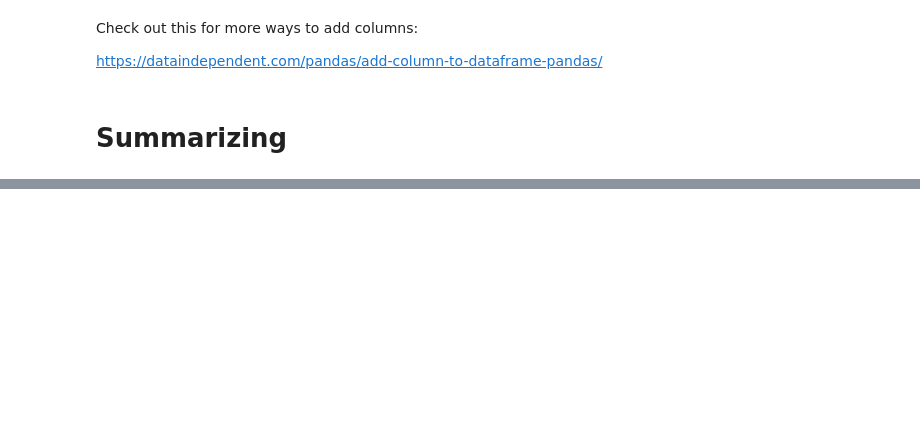
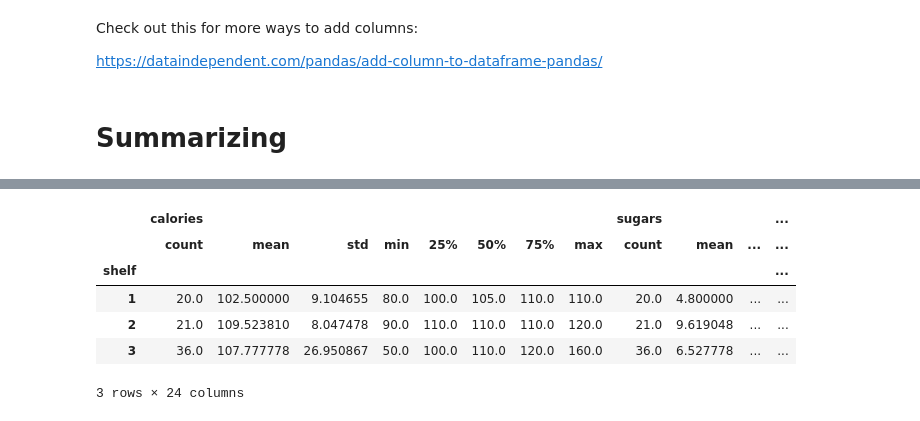
Before and after one commit to Bbat54/Bbat54, a Jupyter notebook: IntroToPandas.ipynb, the cells around one changed output, grey strips where cells are left out. Drawn from its saved outputs; the diff is of its cells as text; code cells hidden in the pictures; blank space fills up the shorter version.

```diff
--- a/IntroToPandas.ipynb
+++ b/IntroToPandas.ipynb
@@ -48,2 +187,10 @@ https://dataindependent.com/pandas/add-column-to-dataframe-pandas/
 # %%
-mydata.groupby("shelf").describe()
+mydata[["calories","sugars","newcol1","shelf"]].groupby("shelf").describe()
+# %% [output]
+|  | calories |  |  |  |  |  |  |  | sugars |  |  | ... |
+|  | count | mean | std | min | 25% | 50% | 75% | max | count | mean | ... | ... |
+| shelf |  |  |  |  |  |  |  |  |  |  |  | ... |
+| 1 | 20.0 | 102.500000 | 9.104655 | 80.0 | 100.0 | 105.0 | 110.0 | 110.0 | 20.0 | 4.800000 | ... | ... |
+| 2 | 21.0 | 109.523810 | 8.047478 | 90.0 | 110.0 | 110.0 | 110.0 | 120.0 | 21.0 | 9.619048 | ... | ... |
+| 3 | 36.0 | 107.777778 | 26.950867 | 50.0 | 100.0 | 110.0 | 120.0 | 160.0 | 36.0 | 6.527778 | ... | ... |
+3 rows × 24 columns
```
Also changed, not shown: parts of 14 cells of this notebook.
